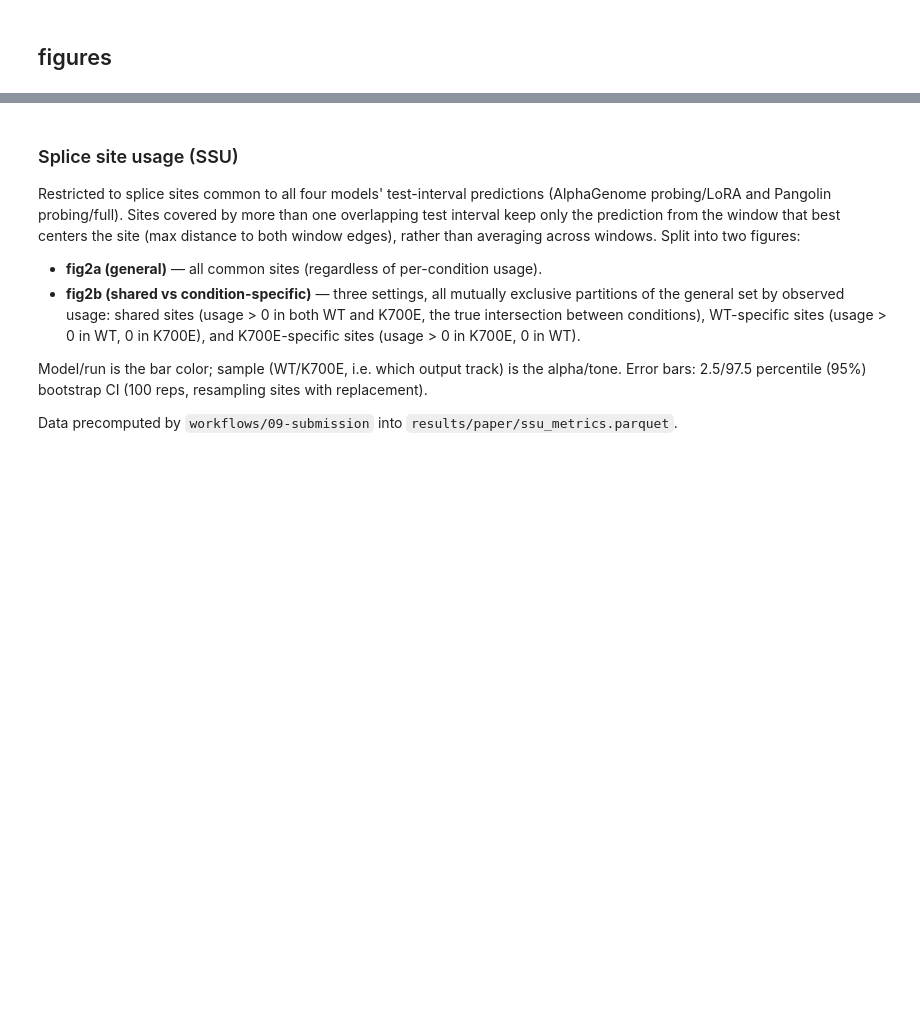
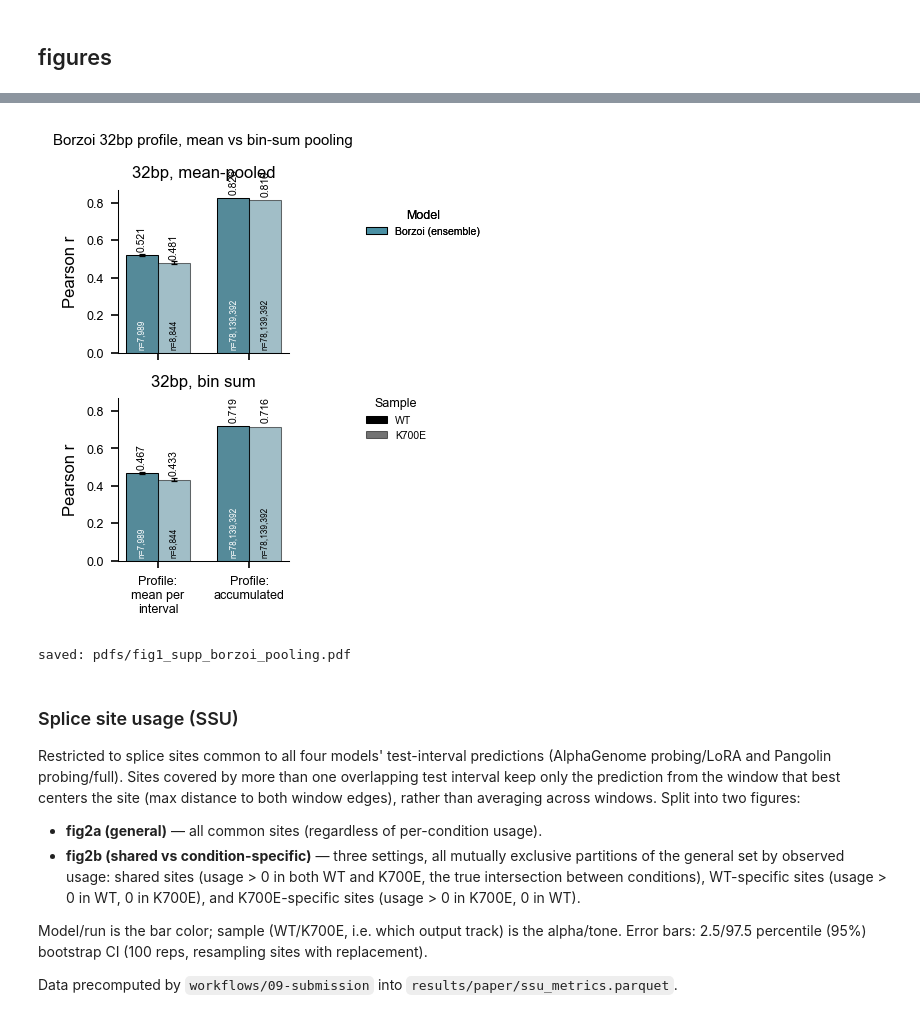
Before and after one commit to MiqG/alphagenome_finetuning_rna, a Jupyter notebook: figures/paper.ipynb, the cells around one changed output, grey strips where cells are left out. Cells and saved outputs as stored; diff of their text form; code cells hidden in the pictures; blank space fills up the shorter version.

```diff
--- a/figures/paper.ipynb
+++ b/figures/paper.ipynb
@@ -254,3 +266,25 @@ saved: pdfs/fig1_gene_expression.pdf
+# %%
+borzoi_pooling = gene_expr_metrics[
+    (gene_expr_metrics["model"] == BORZOI_LABEL)
+    & (gene_expr_metrics["setting"].isin(["profile_per_interval", "profile_accumulated"]))
+    & (gene_expr_metrics["resolution"].isin(["32bp", "32bp_sum"]))
+]
+plot_setting_bars(
+    data=borzoi_pooling,
+    x_col="setting", x_order=GENE_EXPR_SETTINGS[:2],
+    x_labels=[GENE_EXPR_LABELS[s] for s in GENE_EXPR_SETTINGS[:2]],
+    y_col="pearson_r",
+    title="Borzoi 32bp profile, mean vs bin-sum pooling",
+    outfile=os.path.join(OUTPUT_DIR, "fig1_supp_borzoi_pooling.pdf"),
+    ylabel="Pearson r",
+    models=[BORZOI_LABEL],
+    row="resolution", row_order=["32bp", "32bp_sum"],
+    row_labels={"32bp": "32bp, mean-pooled", "32bp_sum": "32bp, bin sum"},
+    aspect=1.3,
+)
+# %% [output]
+[figure, added]
+saved: pdfs/fig1_supp_borzoi_pooling.pdf
 # %% [markdown]
 ### Splice site usage (SSU)
 
```
Also changed, not shown: parts of 8 cells of this notebook, 2 other files.
